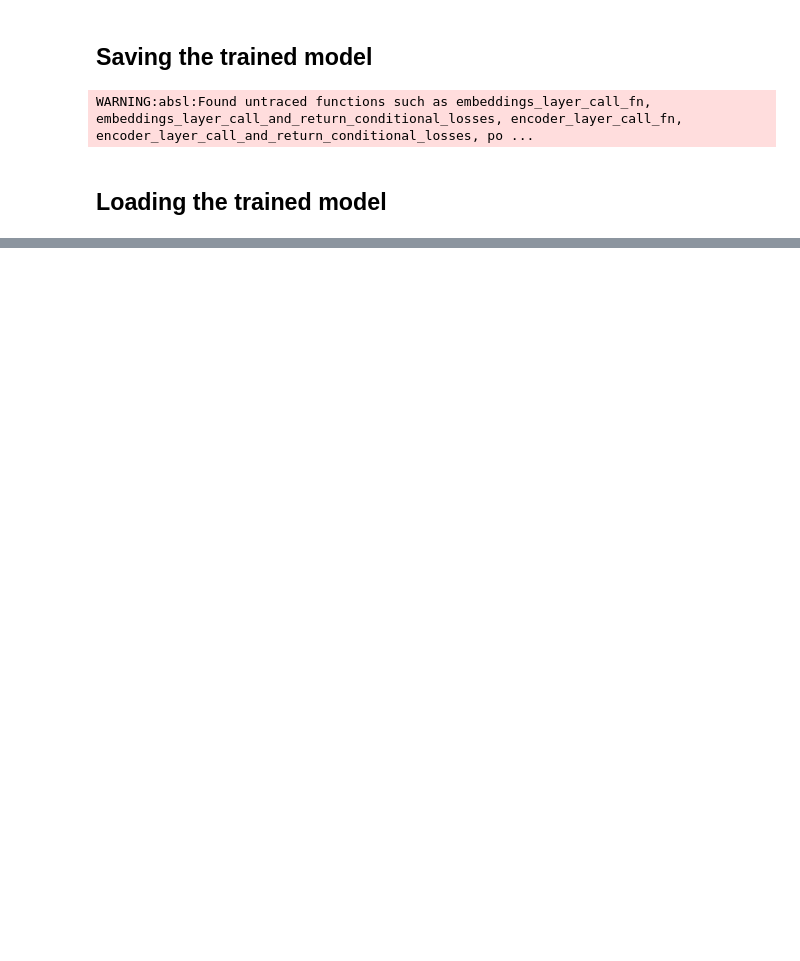
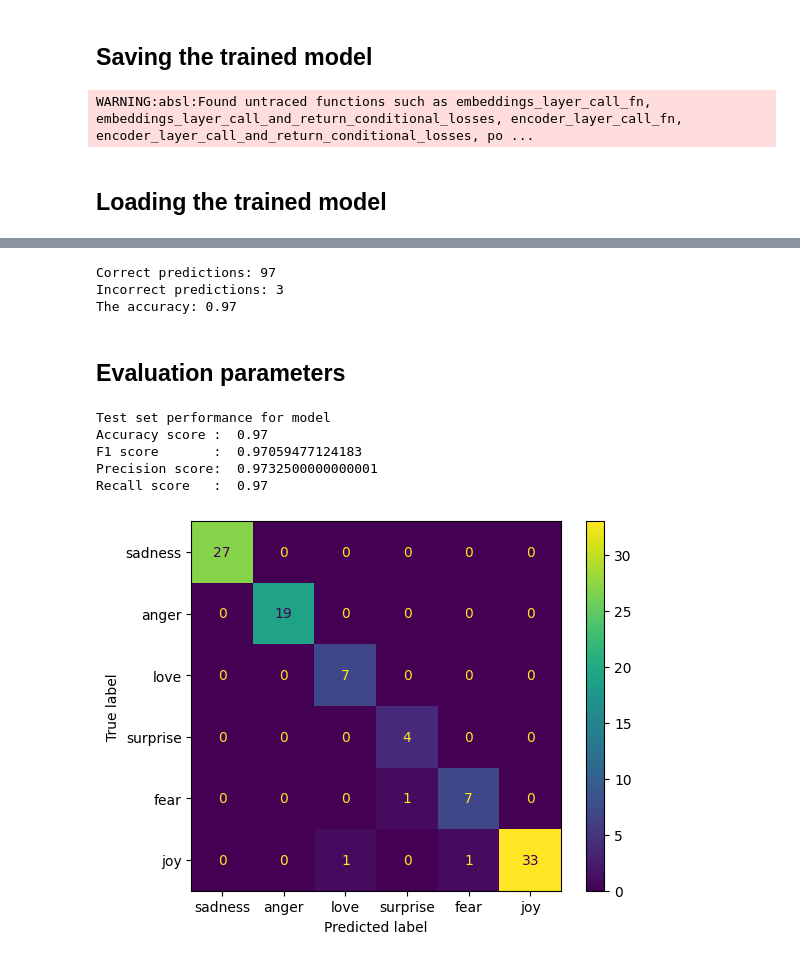
Before and after one commit to Muntasir2179/BERT-multiclass-emotion-classifier, a Jupyter notebook: BERT_multiclass_emotion_classification.ipynb, the cells around one changed output, grey strips where cells are left out. Drawn from its saved outputs; the diff is of its cells as text; code cells hidden in the pictures; blank space fills up the shorter version.

Commit message:
encode_plus() parameters correction and evaluation parameters added

```diff
--- a/BERT_multiclass_emotion_classification.ipynb
+++ b/BERT_multiclass_emotion_classification.ipynb
@@ -301,0 +365,12 @@ joy
+# %%
+data_1 = dataset.iloc[:100, :]
+data_2 = dataset.iloc[100:200, :]
+data_3 = dataset.iloc[200:300, :]
+data_4 = dataset.iloc[300:400, :]
+data_5 = dataset.iloc[400:500, :]
+
+print(data_1.shape)
+print(data_2.shape)
+print(data_3.shape)
+print(data_4.shape)
+print(data_5.shape)
@@ -301,0 +383,5 @@ joy
+# %%
+# generating predictions for data_1
+predictions = []
+for text in data_1['text']:
+  predictions.append(get_prediction(text)[0][0])
@@ -301,0 +406,4 @@ joy
+# %%
+predictions = pd.DataFrame(predictions, columns=['predictions'])
+data_1 = pd.concat([data_1, predictions], axis=1)
+data_1.head()
@@ -301,0 +426,10 @@ joy
+# %%
+print('Correct predictions: {}'.format(match_count))
+print('Incorrect predictions: {}'.format(non_match_count))
+print('The accuracy: {}'.format(match_count/len(data_1)))
+# %% [output]
+Correct predictions: 97
+Incorrect predictions: 3
+The accuracy: 0.97
+# %% [markdown]
+## Evaluation parameters
@@ -301,0 +439,26 @@ joy
+# %%
+y_test = data_1['label']
+y_pred = data_1['predictions']
+classes = dataset['label'].unique()
+# %%
+print('Test set performance for model')
+print('Accuracy score : ', accuracy_score(y_test, y_pred))
+print('F1 score       : ', f1_score(y_test, y_pred, average='weighted'))
+print('Precision score: ', precision_score(y_test, y_pred, average='weighted'))
+print('Recall score   : ', recall_score(y_test, y_pred, average='weighted'))
+# %% [output]
+Test set performance for model
+Accuracy score :  0.97
+F1 score       :  0.97059477124183
+Precision score:  0.9732500000000001
+Recall score   :  0.97
+# %%
+# setting confusion matrix parameters
+cm = confusion_matrix(y_test, y_pred, labels=classes)
+disp = ConfusionMatrixDisplay(confusion_matrix=cm, display_labels=classes)
+
+# showing confusion matrix
+disp.plot()
+plt.show()
+# %% [output]
+[figure, added]
```
Also changed, not shown: parts of 18 cells of this notebook.
